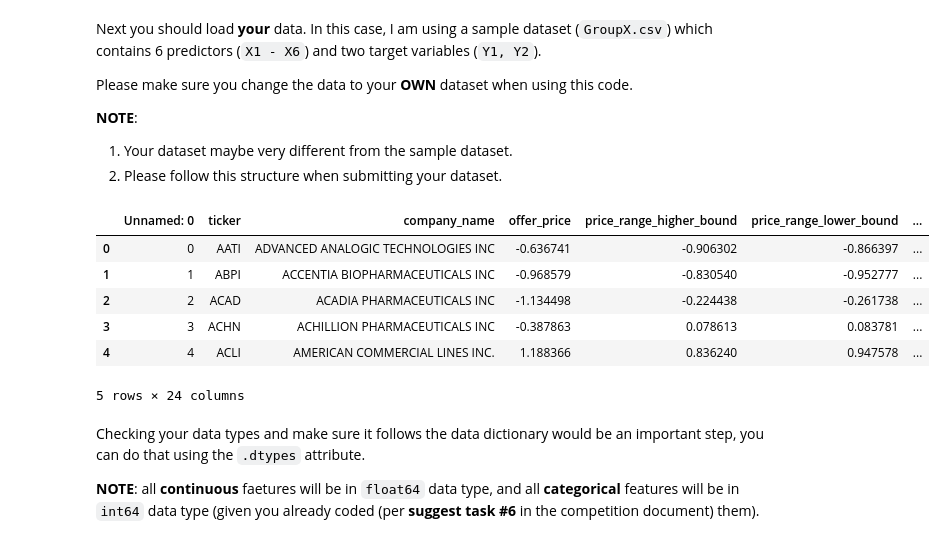
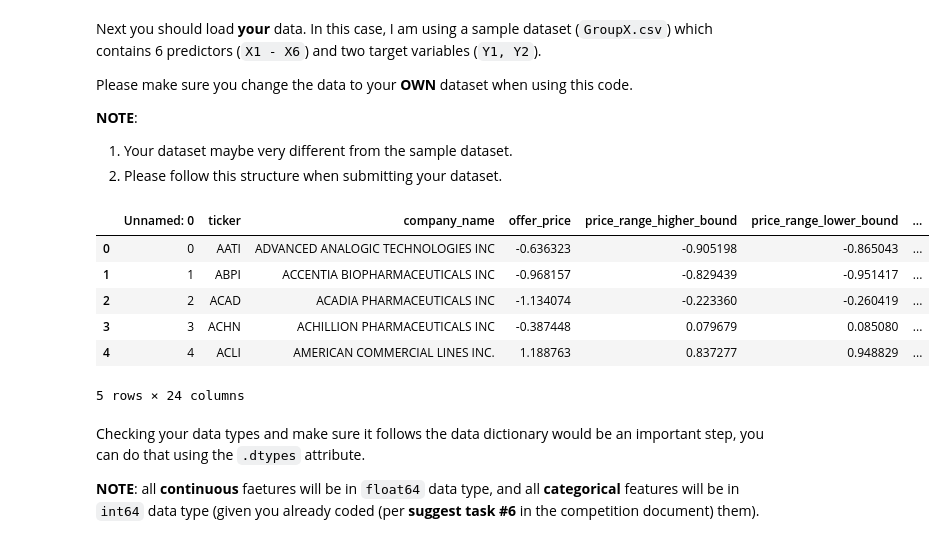
Before and after one commit to BA545-SP2019/2019-competition1-mike-ben-angus, a Jupyter notebook: Evaluation-Code-V0.ipynb, the cells around one changed output. Saved outputs shown, nothing was run; the diff lists cells and outputs as text; code cells hidden in the pictures.

```diff
--- a/Evaluation-Code-V0.ipynb
+++ b/Evaluation-Code-V0.ipynb
@@ -35,15 +35,15 @@ __NOTE__:
 1. Your dataset maybe very different from the sample dataset.
 2. Please follow this structure when submitting your dataset.
 # %%
-data = pd.read_csv('mean.csv', header=0)
+data = pd.read_csv('median.csv', header=0)
 data.head()
 # %% [output]
 |  | Unnamed: 0 | ticker | company_name | offer_price | price_range_higher_bound | price_range_lower_bound | ... |
-| 0 | 0 | AATI | ADVANCED ANALOGIC TECHNOLOGIES INC | -0.636741 | -0.906302 | -0.866397 | ... |
-| 1 | 1 | ABPI | ACCENTIA BIOPHARMACEUTICALS INC | -0.968579 | -0.830540 | -0.952777 | ... |
-| 2 | 2 | ACAD | ACADIA PHARMACEUTICALS INC | -1.134498 | -0.224438 | -0.261738 | ... |
-| 3 | 3 | ACHN | ACHILLION PHARMACEUTICALS INC | -0.387863 | 0.078613 | 0.083781 | ... |
-| 4 | 4 | ACLI | AMERICAN COMMERCIAL LINES INC. | 1.188366 | 0.836240 | 0.947578 | ... |
+| 0 | 0 | AATI | ADVANCED ANALOGIC TECHNOLOGIES INC | -0.636323 | -0.905198 | -0.865043 | ... |
+| 1 | 1 | ABPI | ACCENTIA BIOPHARMACEUTICALS INC | -0.968157 | -0.829439 | -0.951417 | ... |
+| 2 | 2 | ACAD | ACADIA PHARMACEUTICALS INC | -1.134074 | -0.223360 | -0.260419 | ... |
+| 3 | 3 | ACHN | ACHILLION PHARMACEUTICALS INC | -0.387448 | 0.079679 | 0.085080 | ... |
+| 4 | 4 | ACLI | AMERICAN COMMERCIAL LINES INC. | 1.188763 | 0.837277 | 0.948829 | ... |
 5 rows × 24 columns
 # %% [markdown]
 Checking your data types and make sure it follows the data dictionary would be an important step, you can do that using the `.dtypes` attribute.
```
Also changed, not shown: parts of 4 cells of this notebook, 1 other file.
